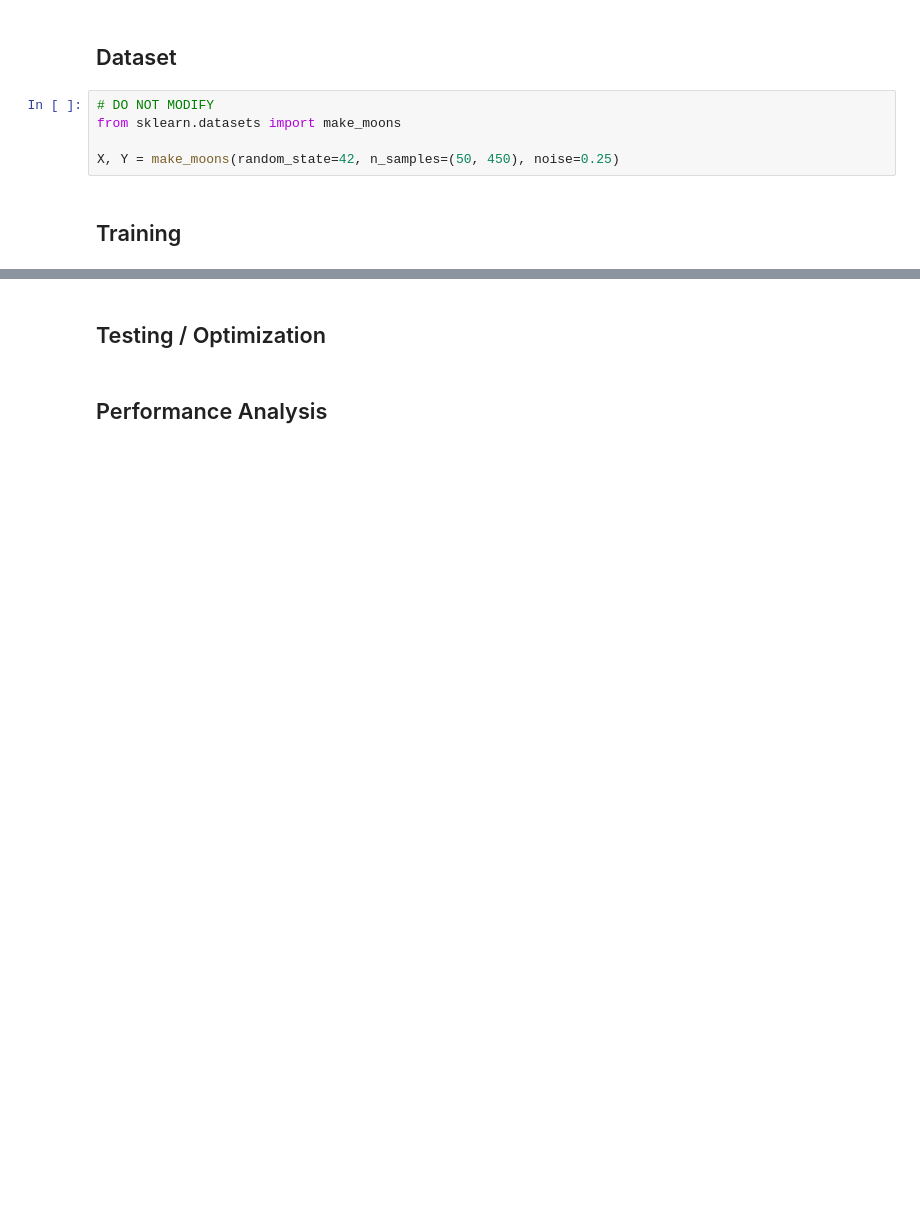
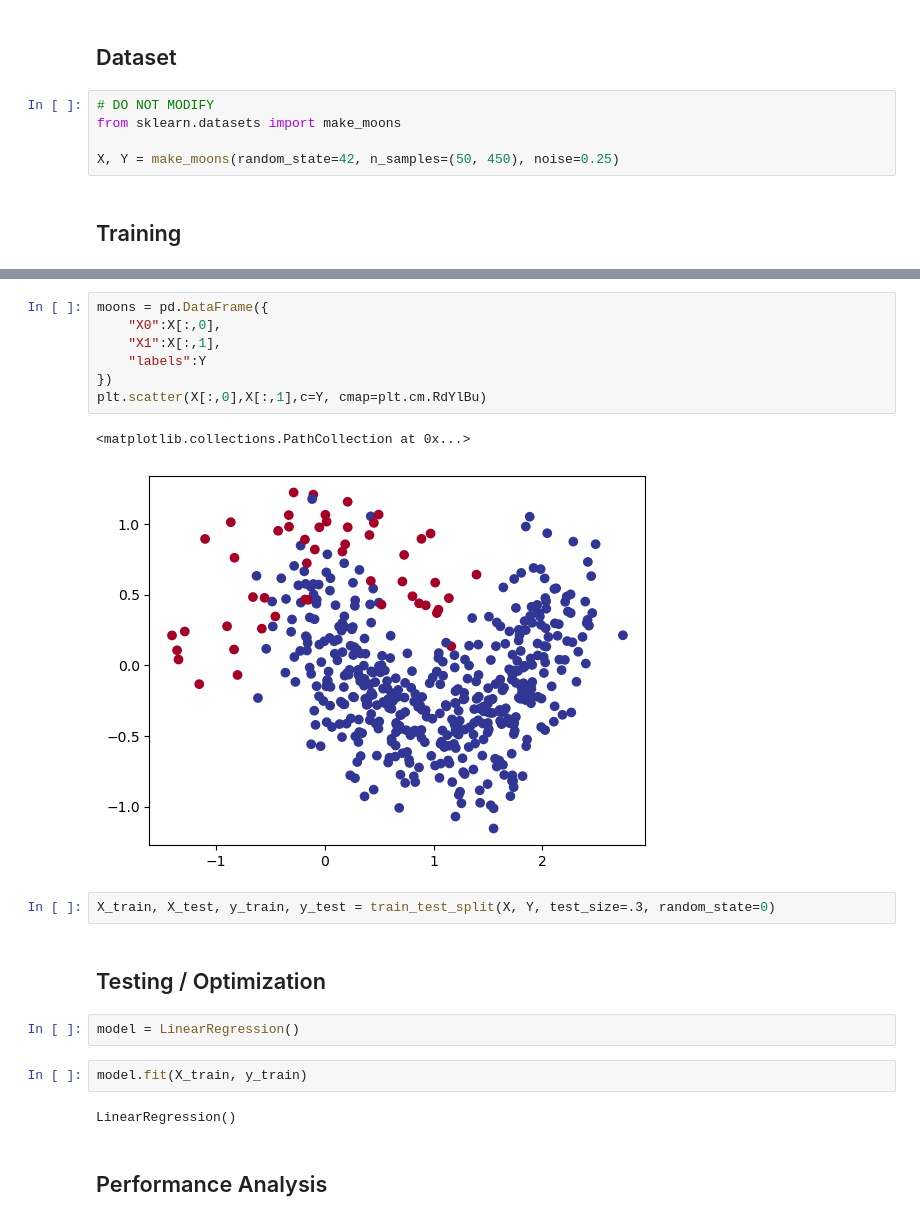
Before and after one commit to AdelineXinyi/MDST_Tutorial, a Jupyter notebook: Optional Challenges/ML Focus/ml_challenge.ipynb, the cells around one changed output, grey strips where cells are left out. Drawn from its saved outputs; the diff is of its cells as text; blank space fills up the shorter version.

```diff
--- a/Optional Challenges/ML Focus/ml_challenge.ipynb
+++ b/Optional Challenges/ML Focus/ml_challenge.ipynb
@@ -20,4 +45,22 @@ X, Y = make_moons(random_state=42, n_samples=(50, 450), noise=0.25)
+# %%
+moons = pd.DataFrame({
+    "X0":X[:,0],
+    "X1":X[:,1],
+    "labels":Y
+})
+plt.scatter(X[:,0],X[:,1],c=Y, cmap=plt.cm.RdYlBu)
+# %% [output]
+<matplotlib.collections.PathCollection at 0x...>
+[figure, added]
+# %%
+X_train, X_test, y_train, y_test = train_test_split(X, Y, test_size=.3, random_state=0)
 # %% [markdown]
 ## Testing / Optimization
+# %%
+model = LinearRegression()
+# %%
+model.fit(X_train, y_train)
+# %% [output]
+LinearRegression()
 # %% [markdown]
 ## Performance Analysis
```
Also changed, not shown: parts of 9 cells of this notebook.
